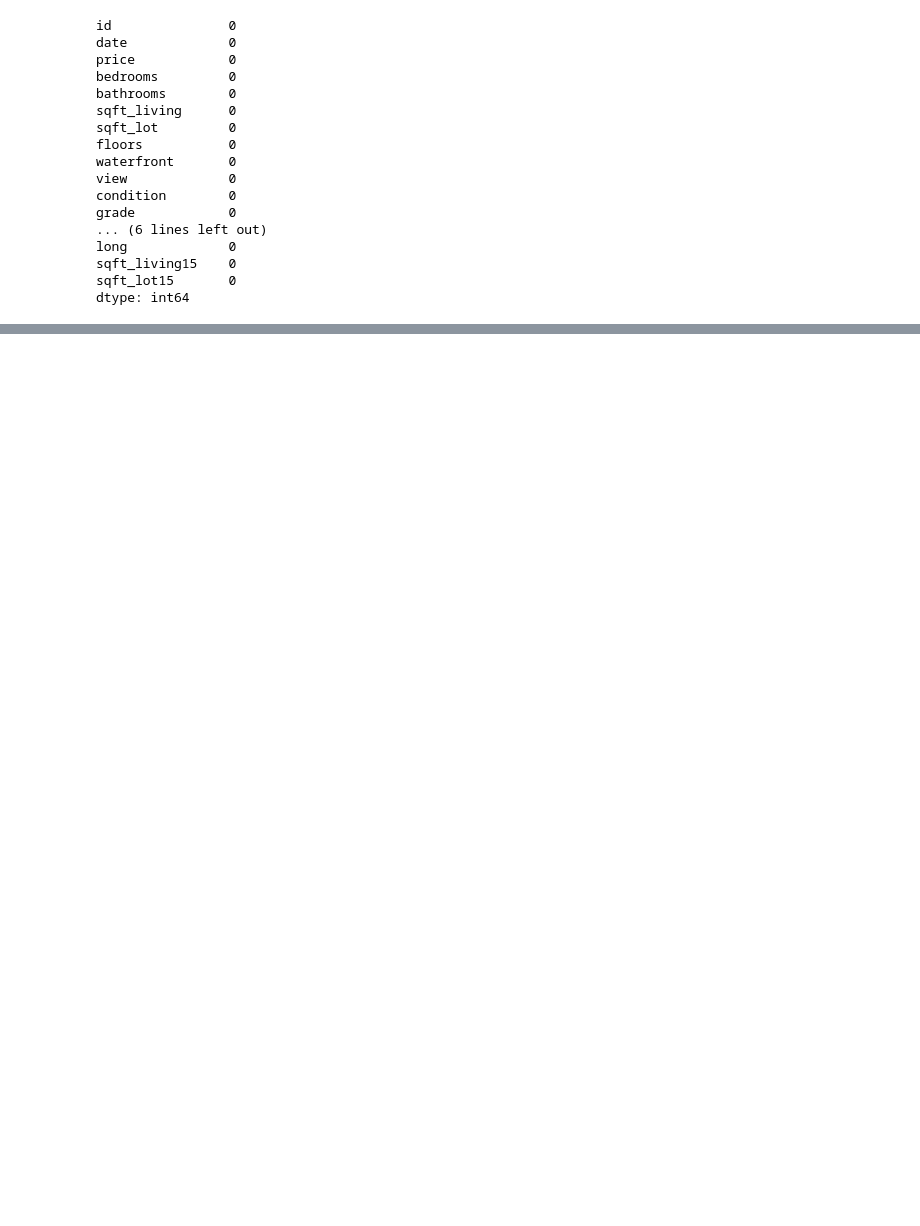
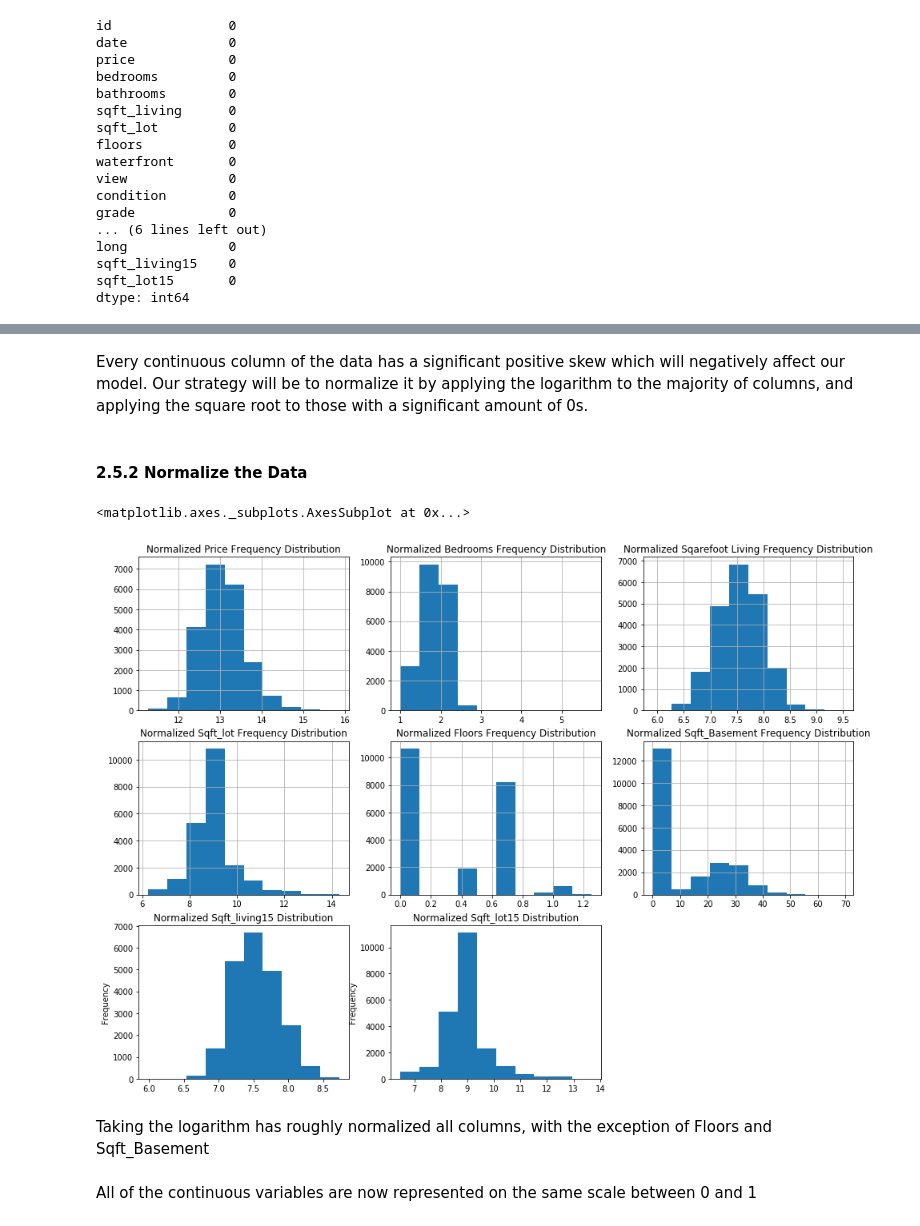
Before and after one commit to jsavory-94/dsc-1-final-project-online-ds-pt-021119, a Jupyter notebook: student.ipynb, the cells around one changed output, grey strips where cells are left out. Cells and saved outputs as stored; diff of their text form; code cells hidden in the pictures; blank space fills up the shorter version.

```diff
--- a/student.ipynb
+++ b/student.ipynb
@@ -407,2 +426,6 @@ floors_plot #Floors data is positively skewed
+# %% [markdown]
+Every continuous column of the data has a significant positive skew which will negatively affect our model. Our strategy will be to normalize it by applying the logarithm to the majority of columns, and applying the square root to those with a significant amount of 0s.
+# %% [markdown]
+#### 2.5.2 Normalize the Data
 # %%
 #---Normalize skewed columns---
@@ -422,2 +441,41 @@ df_log.bedrooms = df_log.bedrooms.apply(get_square_root)
+# %%
+#---Visualize Normalized Data---
+plt.figure(figsize=(16,12))
+ax6 = plt.subplot(331)
+ax6.set_title("Normalized Price Frequency Distribution")
+df_normalized.price.hist()
+
+ax7 = plt.subplot(332)
+ax7.set_title("Normalized Bedrooms Frequency Distribution")
+df_normalized.bedrooms.hist()
+
+ax8 = plt.subplot(333)
+ax8.set_title("Normalized Sqarefoot Living Frequency Distribution")
+df_normalized.sqft_living.hist()
+
+ax9 = plt.subplot(334)
+ax9.set_title("Normalized Sqft_lot Frequency Distribution")
+df_normalized.sqft_lot.hist()
+
+ax10 = plt.subplot(335)
+ax10.set_title("Normalized Floors Frequency Distribution")
+df_normalized.floors.hist()
+
+ax11 = plt.subplot(336)
+ax11.set_title("Normalized Sqft_Basement Frequency Distribution")
+df_normalized.sqft_basement.hist()
+
+ax12 = plt.subplot(337)
+ax12.set_title('Normalized Sqft_living15 Distribution')
+df_normalized.sqft_living15.plot.hist()
+
+ax13 = plt.subplot(338)
+ax13.set_title('Normalized Sqft_lot15 Distribution')
+df_normalized.sqft_lot15.plot.hist()
+# %% [output]
+<matplotlib.axes._subplots.AxesSubplot at 0x...>
+[figure, added]
+# %% [markdown]
+Taking the logarithm has roughly normalized all columns, with the exception of Floors and Sqft_Basement
 # %%
 #---Min-max scale---
@@ -434 +490,3 @@ df_scaled.sqft_basement = min_max_scale(df_scaled.sqft_basement)
+# %% [markdown]
+All of the continuous variables are now represented on the same scale between 0 and 1
 # %% [markdown]
```
Also changed, not shown: parts of 79 cells of this notebook.
